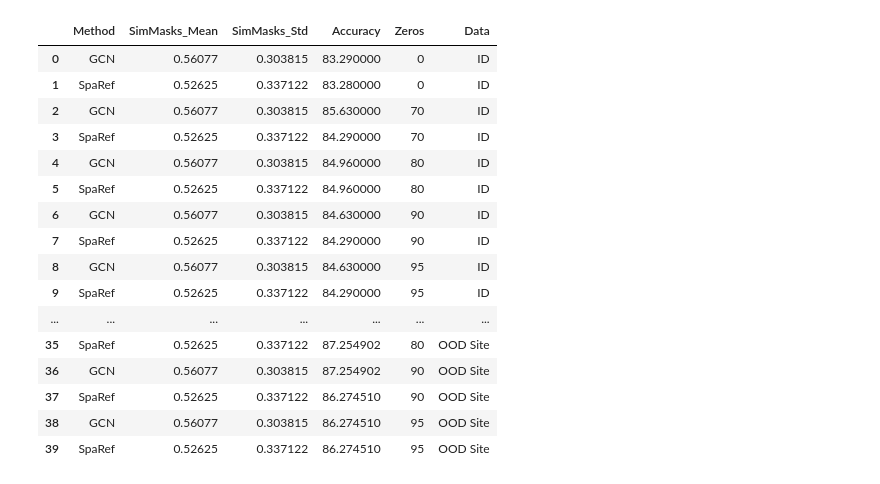
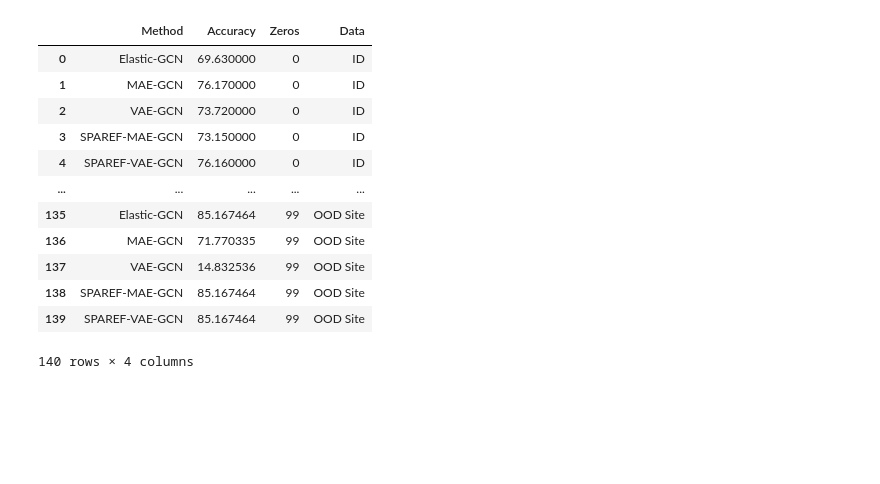
Before and after one commit to yanismiraoui/CNS-Research-YM, a Jupyter notebook: summarize_results.ipynb, the cells around one changed output. Saved outputs shown, nothing was run; the diff lists cells and outputs as text; code cells hidden in the pictures; blank space fills up the shorter version.

```diff
--- a/summarize_results.ipynb
+++ b/summarize_results.ipynb
@@ -9,10 +9,14 @@ import pickle as pkl
 import re
 import os
 
-path = "TODO replace with path to results folder"
-file_paths = {"GCN": "save_results_tuning_1024_gcn_baseline_masking_vae_weights_elastic_nullingout.pkl",
-              "SpaRef": "save_results_tuning_1024_sparef_gcn_baseline_masking_vae_weights_elastic_nullingout.pkl"
-            }
+dimension = "64"
+#path = "TODO replace with path to results folder"
+file_paths = {"Elastic-GCN": "save_results_tuning_"+dimension+"_gcn_baseline_masking_weights_elastic_nullingout.pkl",
+              "MAE-GCN": "save_results_tuning_"+dimension+"_gcn_baseline_masking_mae_weights_elastic_nullingout.pkl",
+              "VAE-GCN": "save_results_tuning_"+dimension+"_gcn_baseline_masking_vae_weights_elastic_nullingout.pkl",
+              "SPAREF-MAE-GCN": "save_results_tuning_"+dimension+"_sparef_gcn_baseline_masking_mae_weights_elastic_nullingout.pkl",
+              "SPAREF-VAE-GCN": "save_results_tuning_"+dimension+"_sparef_gcn_baseline_masking_vae_weights_elastic_nullingout.pkl"
+              }
 
 full_paths = {k: os.path.join(path, v) for k, v in file_paths.items()}
 # %%
@@ -60,52 +89,45 @@ def format_data(results):
     return df
 # %%
-# Melt and simplify the data frame
+# Load dataframes
 k = "SpaRef"
 dfs = []
-percentages = ['Perc0', 'Perc07', 'Perc08', 'Perc09', 'Perc095']
+percentages = ['Perc0', 'Perc07', 'Perc08', 'Perc09', 'Perc095', 'Perc098', 'Perc099']
 for key, full_path in full_paths.items():
     with open(full_path, 'rb') as f:
         results = pkl.load(f)
         df = format_data(results)
         df['Method'] = key
-        sim_masks_columns = [col for col in df.columns if 'Sim_Masks' in col]
-        df['SimMasks_Mean'] = df[sim_masks_columns].mean(axis=1)
-        df['SimMasks_Std'] = df[sim_masks_columns].std(axis=1)
         dfs.append(df)
 df = pd.concat(dfs)
 
 # Keep only the accuracy columns AvgAcc, TreatmentAcc and ScannerAcc columns, besides Method and Sim_Masks
-df = df.filter(regex='AvgAcc|StdAcc|TreatmentAcc|ScannerAcc|Method|SimMasks_Mean|SimMasks_Std')
+df = df.filter(regex='AvgAcc|StdAcc|TreatmentAcc|ScannerAcc|Method')
 old_columns = [p + '_AvgAcc' for p in percentages] + [p + '_StdAcc' for p in percentages] + [p + '_TreatmentAcc' for p in percentages] + [p + '_ScannerAcc' for p in percentages]
-df = df.melt(id_vars=['Method', 'SimMasks_Mean', 'SimMasks_Std'], value_vars=old_columns, var_name='Percentage-Dataset', value_name='Accuracy')
+df = df.melt(id_vars=['Method'], value_vars=old_columns, var_name='Percentage-Dataset', value_name='Accuracy')
 df['Zeros'] = df['Percentage-Dataset'].str.split('_').str[0]
 df['Data'] = df['Percentage-Dataset'].str.split('_').str[1]
 df = df.drop('Percentage-Dataset', axis=1)
-df['Zeros'] = df['Zeros'].replace({'Perc0': 0, 'Perc07': 70, 'Perc08': 80, 'Perc09': 90, 'Perc095': 95})
+df['Zeros'] = df['Zeros'].replace({'Perc0': 0, 'Perc07': 70, 'Perc08': 80, 'Perc09': 90, 'Perc095': 95, 'Perc098': 98, 'Perc099': 99})
 df['Data'] = df['Data'].replace({'AvgAcc': 'ID', 'ScannerAcc': 'OOD Site', 'TreatmentAcc': 'OOD ASD'})
 
 # Turn the accuracy into a percentage, it already is for AvgAcc
 df.loc[df['Data'].isin(['OOD Site', 'OOD ASD']), 'Accuracy'] *= 100
 
 df
 # %% [output]
-|  | Method | SimMasks_Mean | SimMasks_Std | Accuracy | Zeros | Data |
-| 0 | GCN | 0.56077 | 0.303815 | 83.290000 | 0 | ID |
-| 1 | SpaRef | 0.52625 | 0.337122 | 83.280000 | 0 | ID |
-| 2 | GCN | 0.56077 | 0.303815 | 85.630000 | 70 | ID |
-| 3 | SpaRef | 0.52625 | 0.337122 | 84.290000 | 70 | ID |
-| 4 | GCN | 0.56077 | 0.303815 | 84.960000 | 80 | ID |
-| 5 | SpaRef | 0.52625 | 0.337122 | 84.960000 | 80 | ID |
-| 6 | GCN | 0.56077 | 0.303815 | 84.630000 | 90 | ID |
-| 7 | SpaRef | 0.52625 | 0.337122 | 84.290000 | 90 | ID |
-| 8 | GCN | 0.56077 | 0.303815 | 84.630000 | 95 | ID |
-| 9 | SpaRef | 0.52625 | 0.337122 | 84.290000 | 95 | ID |
-| ... | ... | ... | ... | ... | ... | ... |
-| 35 | SpaRef | 0.52625 | 0.337122 | 87.254902 | 80 | OOD Site |
-| 36 | GCN | 0.56077 | 0.303815 | 87.254902 | 90 | OOD Site |
-| 37 | SpaRef | 0.52625 | 0.337122 | 86.274510 | 90 | OOD Site |
-| 38 | GCN | 0.56077 | 0.303815 | 86.274510 | 95 | OOD Site |
-| 39 | SpaRef | 0.52625 | 0.337122 | 86.274510 | 95 | OOD Site |
+|  | Method | Accuracy | Zeros | Data |
+| 0 | Elastic-GCN | 69.630000 | 0 | ID |
+| 1 | MAE-GCN | 76.170000 | 0 | ID |
+| 2 | VAE-GCN | 73.720000 | 0 | ID |
+| 3 | SPAREF-MAE-GCN | 73.150000 | 0 | ID |
+| 4 | SPAREF-VAE-GCN | 76.160000 | 0 | ID |
+| ... | ... | ... | ... | ... |
+| 135 | Elastic-GCN | 85.167464 | 99 | OOD Site |
+| 136 | MAE-GCN | 71.770335 | 99 | OOD Site |
+| 137 | VAE-GCN | 14.832536 | 99 | OOD Site |
+| 138 | SPAREF-MAE-GCN | 85.167464 | 99 | OOD Site |
+| 139 | SPAREF-VAE-GCN | 85.167464 | 99 | OOD Site |
+140 rows × 4 columns
 # %%
 # Build table with the best hyperparameter settings
 rows = []
```
Also changed, not shown: parts of 3 cells of this notebook.
